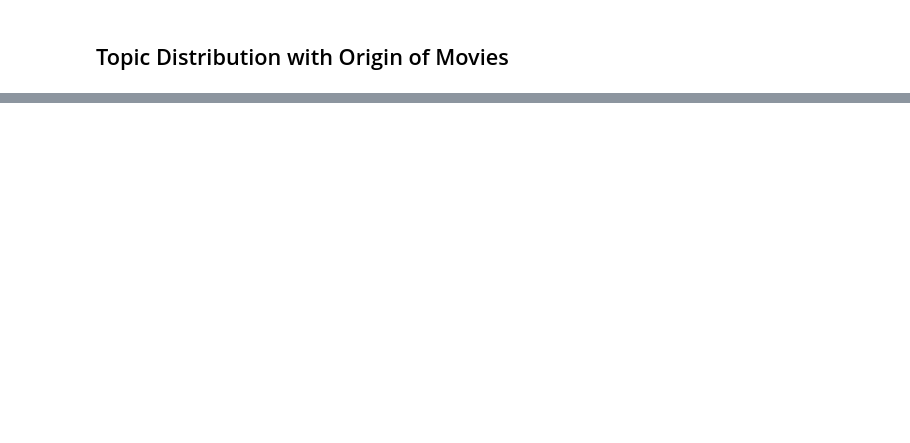
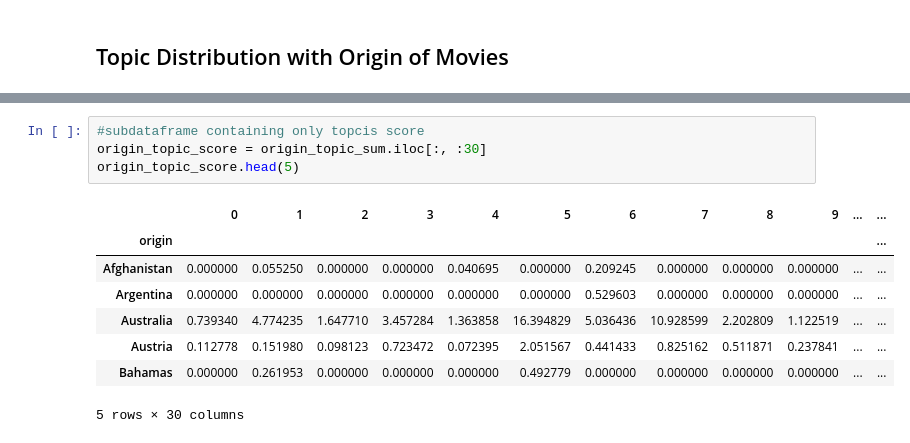
Before and after one commit to soorajmr/moviemeta, a Jupyter notebook: notebooks/popularity_visualization.ipynb, the cells around one changed output, grey strips where cells are left out. Saved outputs shown, nothing was run; the diff lists cells and outputs as text; blank space fills up the shorter version.

```diff
--- a/notebooks/popularity_visualization.ipynb
+++ b/notebooks/popularity_visualization.ipynb
@@ -430,0 +382,13 @@ imdb_topic_labels = {0:'love, family',
+# %%
+#subdataframe containing only topcis score
+origin_topic_score = origin_topic_sum.iloc[:, :30]
+origin_topic_score.head(5)
+# %% [output]
+|  | 0 | 1 | 2 | 3 | 4 | 5 | 6 | 7 | 8 | 9 | ... | ... |
+| origin |  |  |  |  |  |  |  |  |  |  |  | ... |
+| Afghanistan | 0.000000 | 0.055250 | 0.000000 | 0.000000 | 0.040695 | 0.000000 | 0.209245 | 0.000000 | 0.000000 | 0.000000 | ... | ... |
+| Argentina | 0.000000 | 0.000000 | 0.000000 | 0.000000 | 0.000000 | 0.000000 | 0.529603 | 0.000000 | 0.000000 | 0.000000 | ... | ... |
+| Australia | 0.739340 | 4.774235 | 1.647710 | 3.457284 | 1.363858 | 16.394829 | 5.036436 | 10.928599 | 2.202809 | 1.122519 | ... | ... |
+| Austria | 0.112778 | 0.151980 | 0.098123 | 0.723472 | 0.072395 | 2.051567 | 0.441433 | 0.825162 | 0.511871 | 0.237841 | ... | ... |
+| Bahamas | 0.000000 | 0.261953 | 0.000000 | 0.000000 | 0.000000 | 0.492779 | 0.000000 | 0.000000 | 0.000000 | 0.000000 | ... | ... |
+5 rows × 30 columns
```
Also changed, not shown: parts of 57 cells of this notebook.
